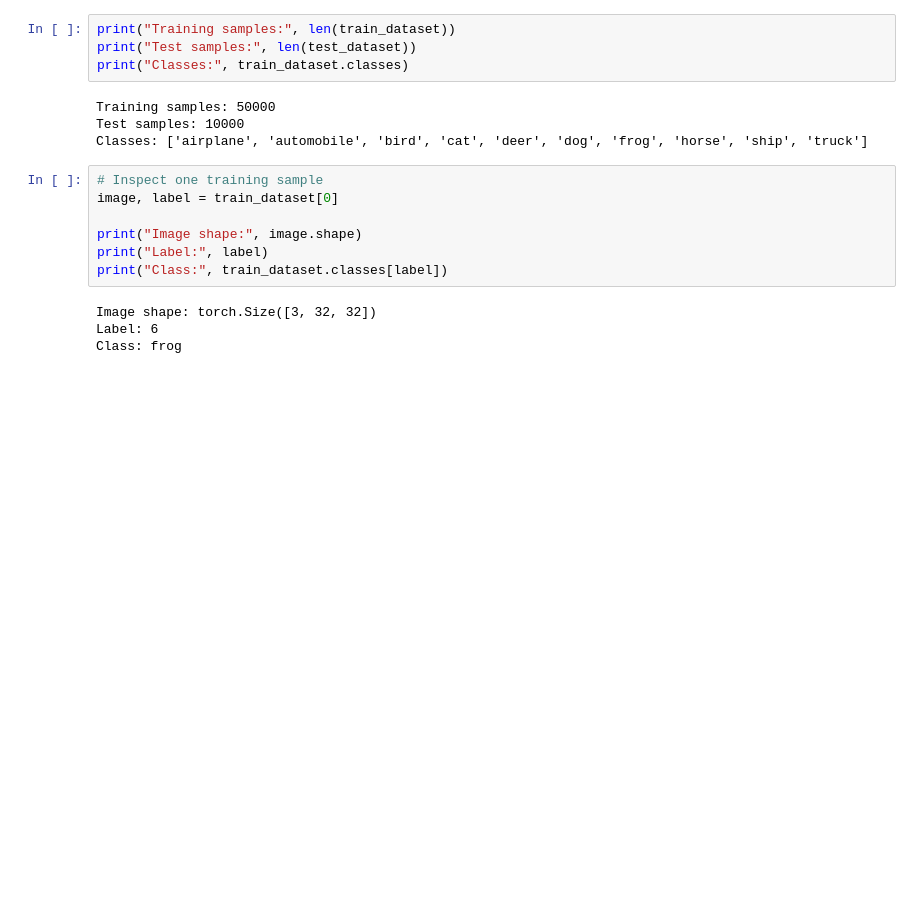
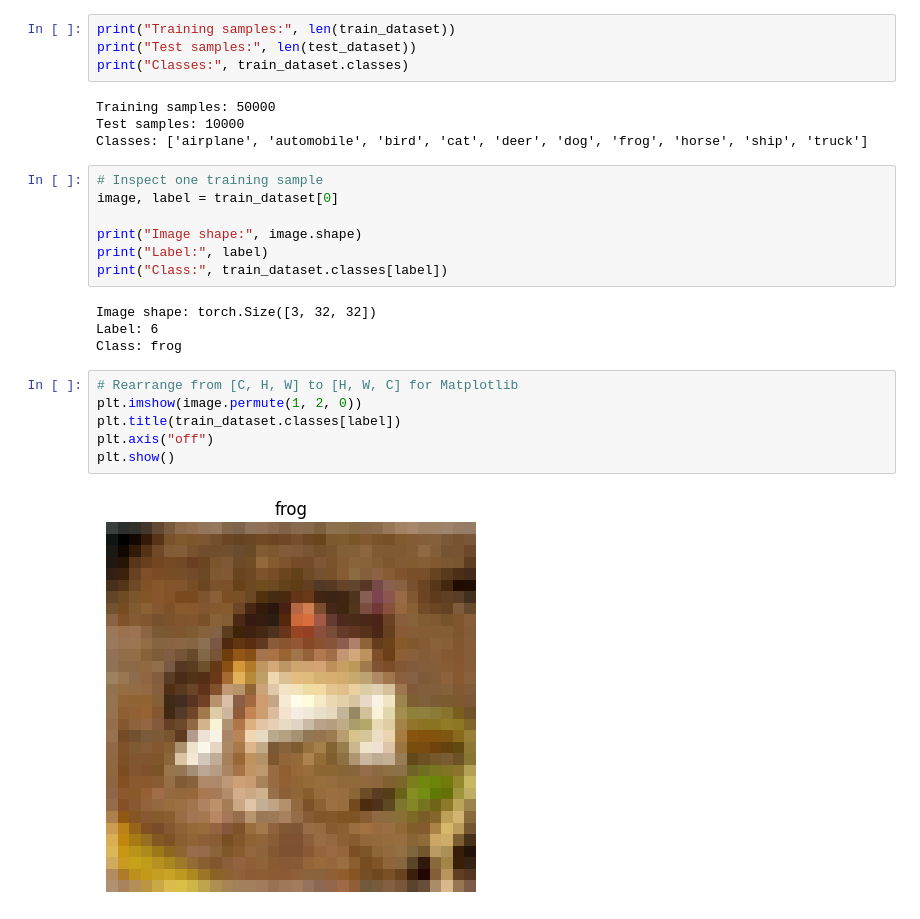
Before and after one commit to jayjay0317/cnn-robustness-generalization, a Jupyter notebook: notebooks/01_data_exploration.ipynb, the cells around one changed output. Cells and saved outputs as stored; diff of their text form; blank space fills up the shorter version.

Commit message:
Visualize CIFAR-10 training samples

```diff
--- a/notebooks/01_data_exploration.ipynb
+++ b/notebooks/01_data_exploration.ipynb
@@ -58,3 +58,11 @@ print("Class:", train_dataset.classes[label])
 Image shape: torch.Size([3, 32, 32])
 Label: 6
 Class: frog
+# %%
+# Rearrange from [C, H, W] to [H, W, C] for Matplotlib
+plt.imshow(image.permute(1, 2, 0))
+plt.title(train_dataset.classes[label])
+plt.axis("off")
+plt.show()
+# %% [output]
+[figure, added]
```
Also changed, not shown: parts of 1 cell of this notebook.
